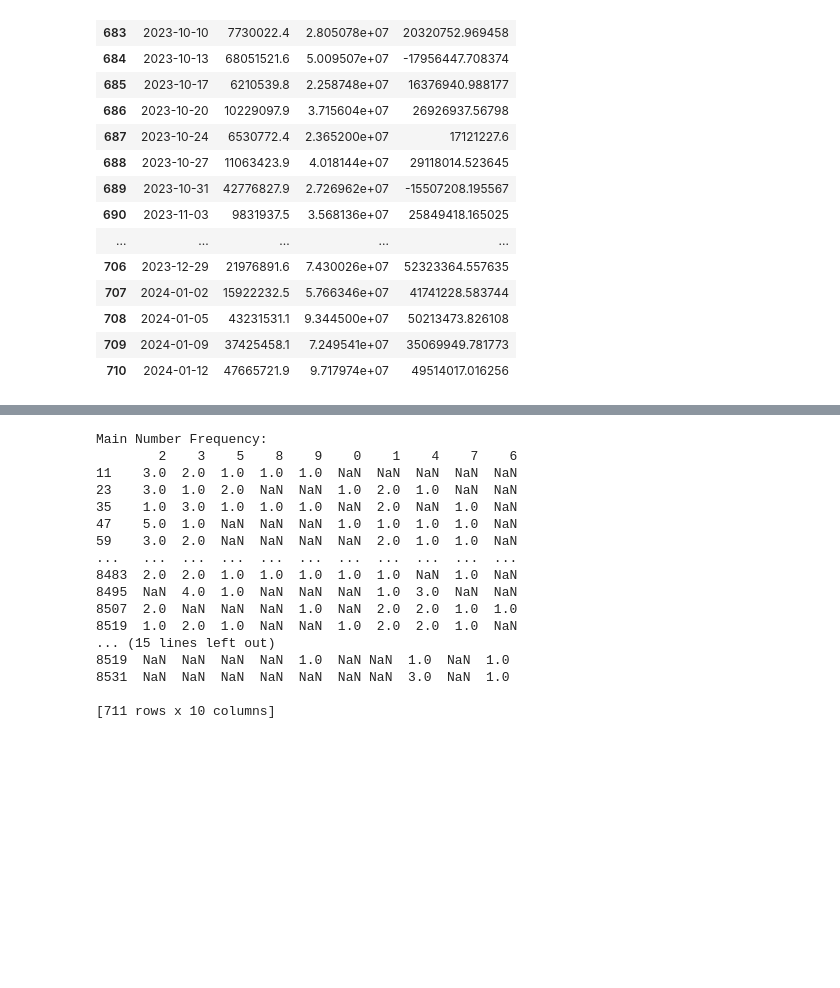
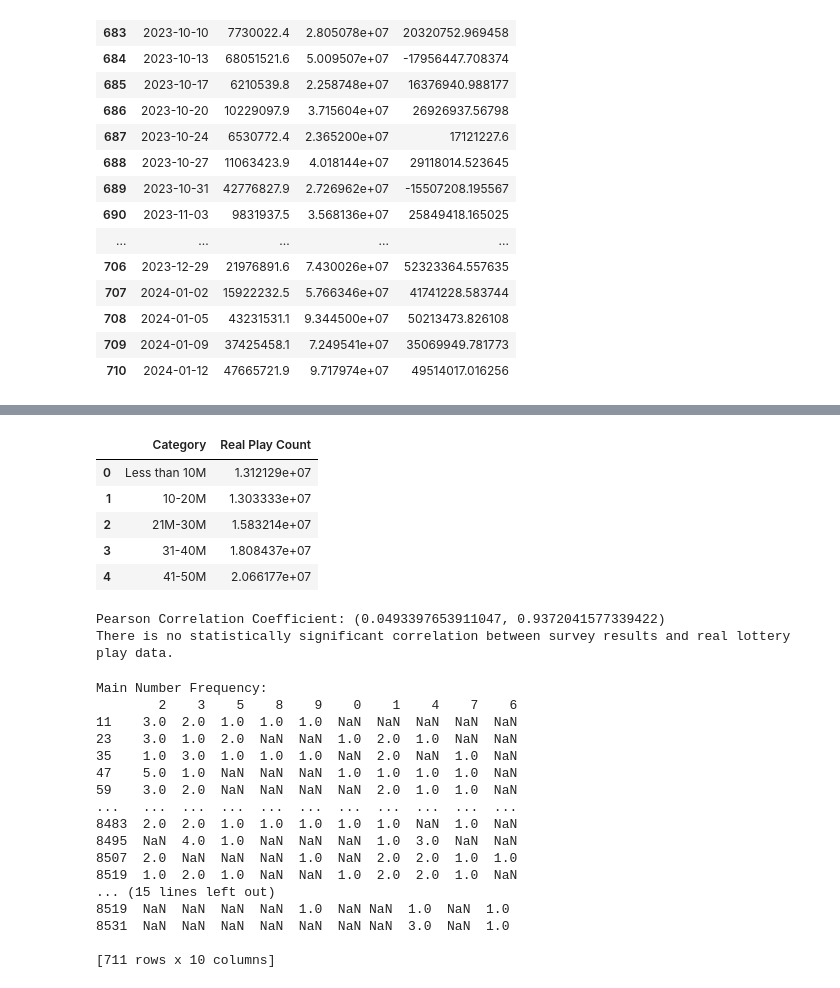
Before and after one commit to berna-ozer/Mid-Project-EuroJackpot-Prediction, a Jupyter notebook: eurojackpot.ipynb, the cells around one changed output, grey strips where cells are left out. Drawn from its saved outputs; the diff is of its cells as text; code cells hidden in the pictures; blank space fills up the shorter version.

```diff
--- a/eurojackpot.ipynb
+++ b/eurojackpot.ipynb
@@ -456,3 +521,35 @@ company_profit_df.tail(30)
+# %%
+bins = [0, 10000000, 20000000, 30000000,40000000,50000000,float('inf')]
+labels = ['Less than 10M', '10-20M', '21M-30M','31-40M','41-50M', 'more than 51M']
+
+total_reward['Category'] = pd.cut(total_reward['Jackpot Prize'], bins=bins, labels=labels)
+# %%
+real_prize_data = total_reward.groupby('Category')['Total Reward'].mean().reset_index().rename(columns = {'Total Reward' : 'Real Play Count'})
+# %% [output]
+|  | Category | Real Play Count |
+| 0 | Less than 10M | 1.312129e+07 |
+| 1 | 10-20M | 1.303333e+07 |
+| 2 | 21M-30M | 1.583214e+07 |
+| 3 | 31-40M | 1.808437e+07 |
+| 4 | 41-50M | 2.066177e+07 |
+# %%
+merged_prize_data = pd.merge(survey_prize_data, real_prize_data, on='Category')
+# Perform correlation test
+correlation_coefficient, p_value = pearsonr(merged_prize_data['Survey Play Count'], merged_prize_data['Real Play Count'])
+
+# Print the results
+print(f"Pearson Correlation Coefficient: {correlation_coefficient, p_value}")
+
+if p_value < 0.05:
+    if abs(correlation_coefficient) >= 0.5:
+        print("There is a statistically significant correlation (|r| >= 0.5) between survey results and real lottery play data.")
+    else:
+        print("There is a statistically significant correlation, but its magnitude is not strong (|r| < 0.5).")
+else:
+    print("There is no statistically significant correlation between survey results and real lottery play data.")
+# %% [output]
+Pearson Correlation Coefficient: (0.0493397653911047, 0.9372041577339422)
+There is no statistically significant correlation between survey results and real lottery play data.
 # %%
 grouped_by_date = jackpot_df[jackpot_df['Prize Tier'] == '2+1']
 
```
Also changed, not shown: parts of 7 cells of this notebook.
